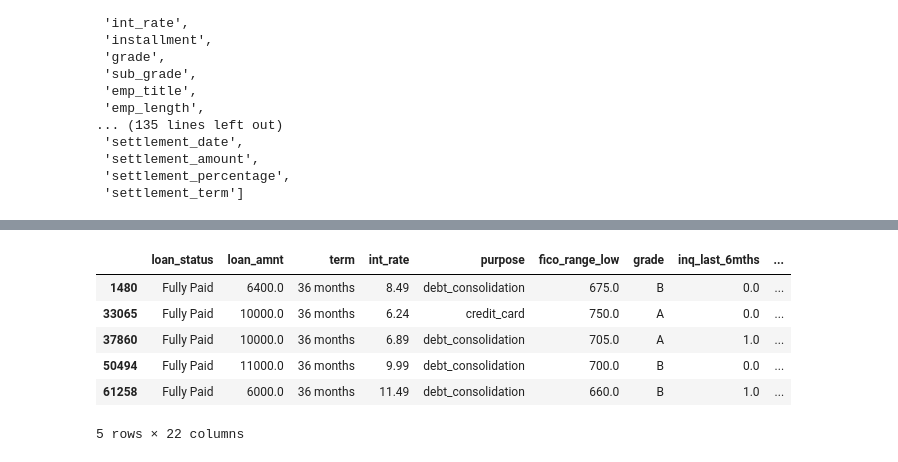
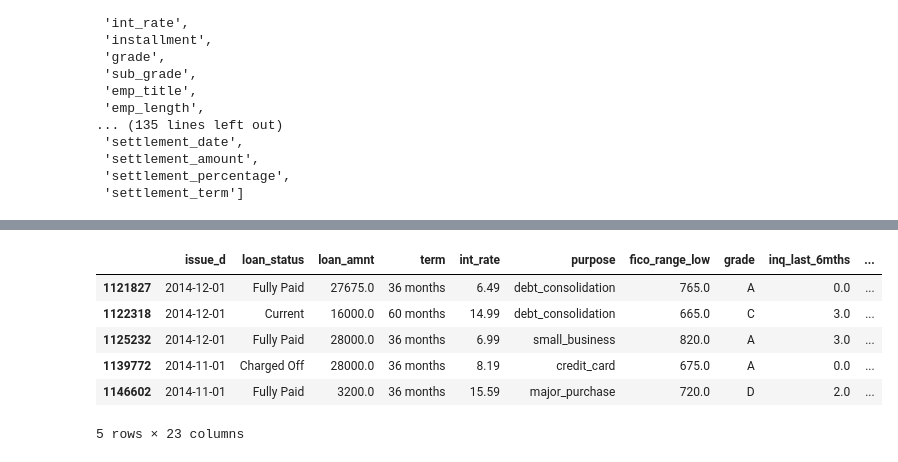
Before and after one commit to JonahNiklas/Pre-project-transformer, a Jupyter notebook: clean_data.ipynb, the cells around one changed output, grey strips where cells are left out. Cells and saved outputs as stored; diff of their text form; code cells hidden in the pictures.

Commit message:
Features selection to mimic paper
Co-authored-by: Sondre Sørbye <sondre@magson.no>

```diff
--- a/clean_data.ipynb
+++ b/clean_data.ipynb
@@ -34,0 +43,12 @@ df.dropna(subset=['desc'], inplace=True)
+# %%
+preprocessed_data = raw_data.copy()
+preprocessed_data['issue_d'] = pd.to_datetime(preprocessed_data['issue_d'], format='%b-%Y')
+preprocessed_data = preprocessed_data[preprocessed_data['issue_d'] <= '2014-12-31']
+
+preprocessed_data['earliest_cr_line'] = pd.to_datetime(preprocessed_data['earliest_cr_line'], format='%b-%Y')
+preprocessed_data["credit_age"] = (preprocessed_data["issue_d"] - preprocessed_data["earliest_cr_line"]).dt.days / 30
+preprocessed_data[['issue_d', 'credit_age']].head()
+
+preprocessed_data.dropna(subset=['desc'], inplace=True)
+preprocessed_data['total_rev_hi_lim_per_monthly_income'] = preprocessed_data['total_rev_hi_lim'] / (preprocessed_data['annual_inc'] / 12)
+preprocessed_data.head()
@@ -35,21 +63,43 @@ df.dropna(subset=['desc'], inplace=True)
 # %%
-selected_columns = df.loc[:, ['loan_status', # loan variable
-                              'loan_amnt', 'term', 'int_rate', 'purpose', # loan characteristics
-                              'fico_range_low', 'grade', 'inq_last_6mths', 'revol_util', 'delinq_2yrs', #creditworthiness features
-                              'pub_rec',
-                              'open_acc',
-                              'total_rev_hi_lim', # this needs to be checked. This is just a balance and not "The ratio of revolving line to monthly income" - Paper
-                              'total_acc',
-                              'avg_cur_bal',
-                              'earliest_cr_line', # this is a date. "The number of months from the time at which the borrower opened his or her first credit card to the loan requests" - Paper
-                              'annual_inc', 'emp_length', 'home_ownership', 'verification_status','dti', #solvency features
-                              'desc']] #loan description
-selected_columns.head()
+selected_columns = [
+    'issue_d',
+    # target variable
+    'loan_status',
+    # loan characteristics
+    'loan_amnt',
+    'term',
+    'int_rate',
+    'purpose',
+    # creditworthiness features
+    'fico_range_low',
+    'grade',
+    'inq_last_6mths',
+    'revol_util',
+    'delinq_2yrs',
+    'pub_rec',
+    'open_acc',
+    'total_rev_hi_lim',  # this needs to be checked. This is just a balance and not "The ratio of revolving line to monthly income" - Paper
+    'total_acc',
+    'avg_cur_bal',
+    'earliest_cr_line',  # this is a date. "The number of months from the time at which the borrower opened his or her first credit card to the loan requests" - Paper
+    # Solvency features
+    'annual_inc',
+    'emp_length',
+    'home_ownership',
+    'verification_status',
+    'dti',
+    # Description
+    'desc',
+]
+filtered_data = preprocessed_data[selected_columns]
+filtered_data.to_parquet('data/filtered_data.parquet')
+filtered_data.describe()
+filtered_data.head()
 # %% [output]
-|  | loan_status | loan_amnt | term | int_rate | purpose | fico_range_low | grade | inq_last_6mths | ... |
-| 1480 | Fully Paid | 6400.0 | 36 months | 8.49 | debt_consolidation | 675.0 | B | 0.0 | ... |
-| 33065 | Fully Paid | 10000.0 | 36 months | 6.24 | credit_card | 750.0 | A | 0.0 | ... |
-| 37860 | Fully Paid | 10000.0 | 36 months | 6.89 | debt_consolidation | 705.0 | A | 1.0 | ... |
-| 50494 | Fully Paid | 11000.0 | 36 months | 9.99 | debt_consolidation | 700.0 | B | 0.0 | ... |
-| 61258 | Fully Paid | 6000.0 | 36 months | 11.49 | debt_consolidation | 660.0 | B | 1.0 | ... |
+|  | issue_d | loan_status | loan_amnt | term | int_rate | purpose | fico_range_low | grade | inq_last_6mths | ... |
+| 1121827 | 2014-12-01 | Fully Paid | 27675.0 | 36 months | 6.49 | debt_consolidation | 765.0 | A | 0.0 | ... |
+| 1122318 | 2014-12-01 | Current | 16000.0 | 60 months | 14.99 | debt_consolidation | 665.0 | C | 3.0 | ... |
+| 1125232 | 2014-12-01 | Fully Paid | 28000.0 | 36 months | 6.99 | small_business | 820.0 | A | 3.0 | ... |
+| 1139772 | 2014-11-01 | Charged Off | 28000.0 | 36 months | 8.19 | credit_card | 675.0 | A | 0.0 | ... |
+| 1146602 | 2014-11-01 | Fully Paid | 3200.0 | 36 months | 15.59 | major_purchase | 720.0 | D | 2.0 | ... |
-5 rows × 22 columns
+5 rows × 23 columns
```
Also changed, not shown: parts of 10 cells of this notebook.
